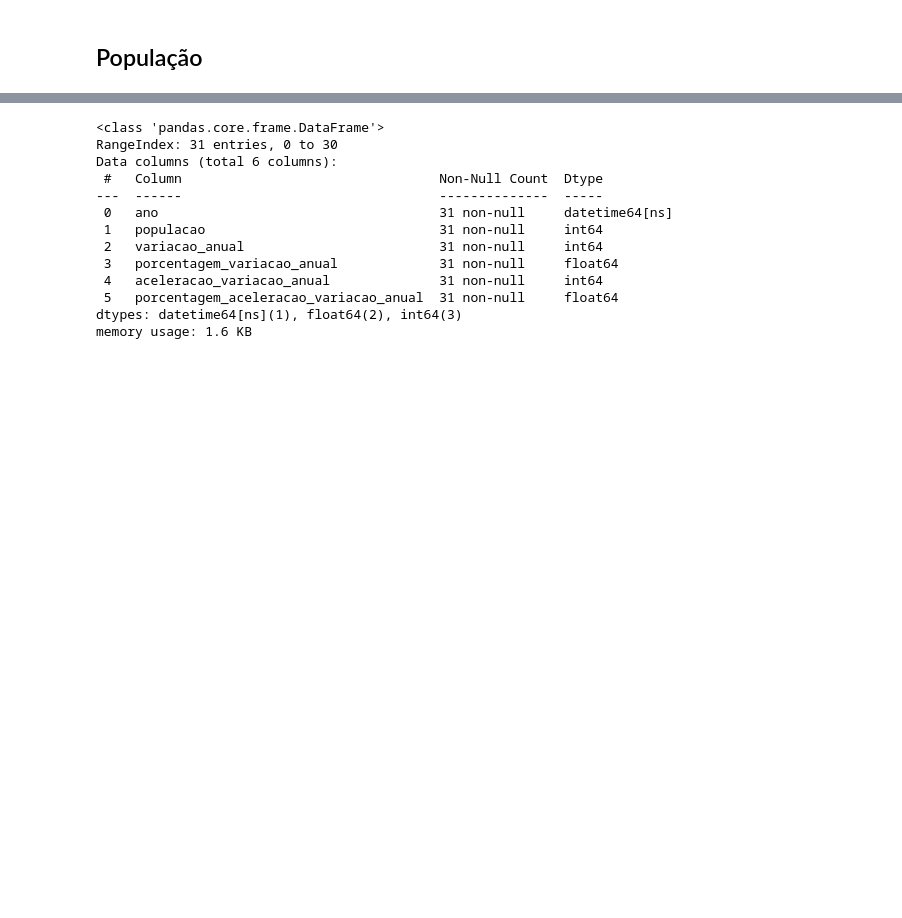
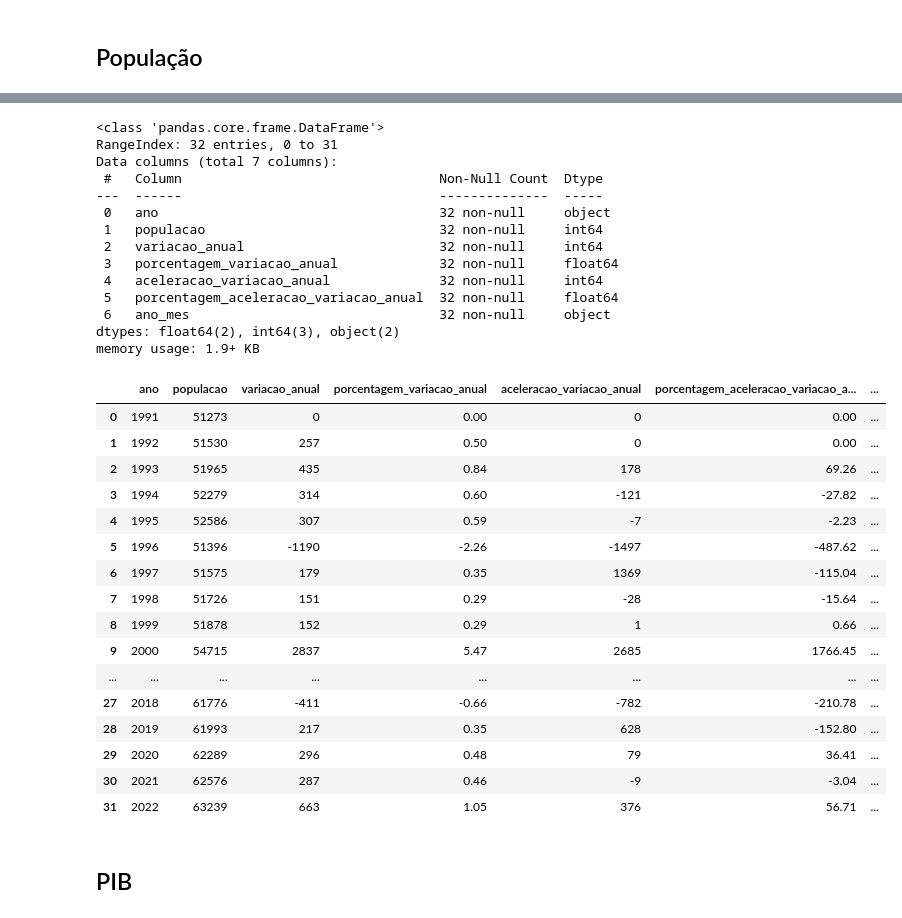
Before and after one commit to AllysonAbreu/neural_network_studies, a Jupyter notebook: notebooks/v2/rede_neural_dados_nuvem.ipynb, the cells around one changed output, grey strips where cells are left out. Drawn from its saved outputs; the diff is of its cells as text; code cells hidden in the pictures; blank space fills up the shorter version.

```diff
--- a/notebooks/v2/rede_neural_dados_nuvem.ipynb
+++ b/notebooks/v2/rede_neural_dados_nuvem.ipynb
@@ -201,6 +225,8 @@ df_populacao.describe().round(0)
 # %%
-df_populacao_dados_convertidos = df_populacao.copy()
+df_populacao_dados_copy = df_populacao.copy()
+df_populacao_dados_convertidos = df_populacao_dados_copy
+df_populacao_dados_convertidos['ano'] = df_populacao_dados_convertidos['ano'].astype(object)
+df_populacao_dados_convertidos = transforma_coluna_em_datetime(df_populacao, 'ano')
+df_populacao_dados_convertidos = cria_colunas_tempo(df_populacao, 'ano')
 df_populacao_dados_convertidos['porcentagem_variacao_anual'] = df_populacao_dados_convertidos['porcentagem_variacao_anual'].str.replace(',','.').astype(float)
 df_populacao_dados_convertidos['porcentagem_aceleracao_variacao_anual'] = df_populacao_dados_convertidos['porcentagem_aceleracao_variacao_anual'].str.replace(',','.').astype(float)
-# %%
-df_populacao_dados_convertidos = transforma_coluna_em_datetime(df_populacao_dados_convertidos, 'ano')
@@ -209,15 +252,38 @@ df_populacao_dados_convertidos = converte_tipo_dados(df_populacao_dados_converti
 df_populacao_dados_convertidos.info()
 # %% [output]
 <class 'pandas.core.frame.DataFrame'>
-RangeIndex: 31 entries, 0 to 30
-Data columns (total 6 columns):
+RangeIndex: 32 entries, 0 to 31
+Data columns (total 7 columns):
  #   Column                                 Non-Null Count  Dtype
 ---  ------                                 --------------  -----
- 0   ano                                    31 non-null     datetime64[ns]
- 1   populacao                              31 non-null     int64
- 2   variacao_anual                         31 non-null     int64
- 3   porcentagem_variacao_anual             31 non-null     float64
- 4   aceleracao_variacao_anual              31 non-null     int64
- 5   porcentagem_aceleracao_variacao_anual  31 non-null     float64
-dtypes: datetime64[ns](1), float64(2), int64(3)
-memory usage: 1.6 KB
+ 0   ano                                    32 non-null     object
+ 1   populacao                              32 non-null     int64
+ 2   variacao_anual                         32 non-null     int64
+ 3   porcentagem_variacao_anual             32 non-null     float64
+ 4   aceleracao_variacao_anual              32 non-null     int64
+ 5   porcentagem_aceleracao_variacao_anual  32 non-null     float64
+ 6   ano_mes                                32 non-null     object
+dtypes: float64(2), int64(3), object(2)
+memory usage: 1.9+ KB
+# %%
+df_populacao_dados_convertidos
+# %% [output]
+|  | ano | populacao | variacao_anual | porcentagem_variacao_anual | aceleracao_variacao_anual | porcentagem_aceleracao_variacao_a... | ... |
+| 0 | 1991 | 51273 | 0 | 0.00 | 0 | 0.00 | ... |
+| 1 | 1992 | 51530 | 257 | 0.50 | 0 | 0.00 | ... |
+| 2 | 1993 | 51965 | 435 | 0.84 | 178 | 69.26 | ... |
+| 3 | 1994 | 52279 | 314 | 0.60 | -121 | -27.82 | ... |
+| 4 | 1995 | 52586 | 307 | 0.59 | -7 | -2.23 | ... |
+| 5 | 1996 | 51396 | -1190 | -2.26 | -1497 | -487.62 | ... |
+| 6 | 1997 | 51575 | 179 | 0.35 | 1369 | -115.04 | ... |
+| 7 | 1998 | 51726 | 151 | 0.29 | -28 | -15.64 | ... |
+| 8 | 1999 | 51878 | 152 | 0.29 | 1 | 0.66 | ... |
+| 9 | 2000 | 54715 | 2837 | 5.47 | 2685 | 1766.45 | ... |
+| ... | ... | ... | ... | ... | ... | ... | ... |
+| 27 | 2018 | 61776 | -411 | -0.66 | -782 | -210.78 | ... |
+| 28 | 2019 | 61993 | 217 | 0.35 | 628 | -152.80 | ... |
+| 29 | 2020 | 62289 | 296 | 0.48 | 79 | 36.41 | ... |
+| 30 | 2021 | 62576 | 287 | 0.46 | -9 | -3.04 | ... |
+| 31 | 2022 | 63239 | 663 | 1.05 | 376 | 56.71 | ... |
+# %% [markdown]
+## PIB
```
Also changed, not shown: parts of 28 cells of this notebook.
